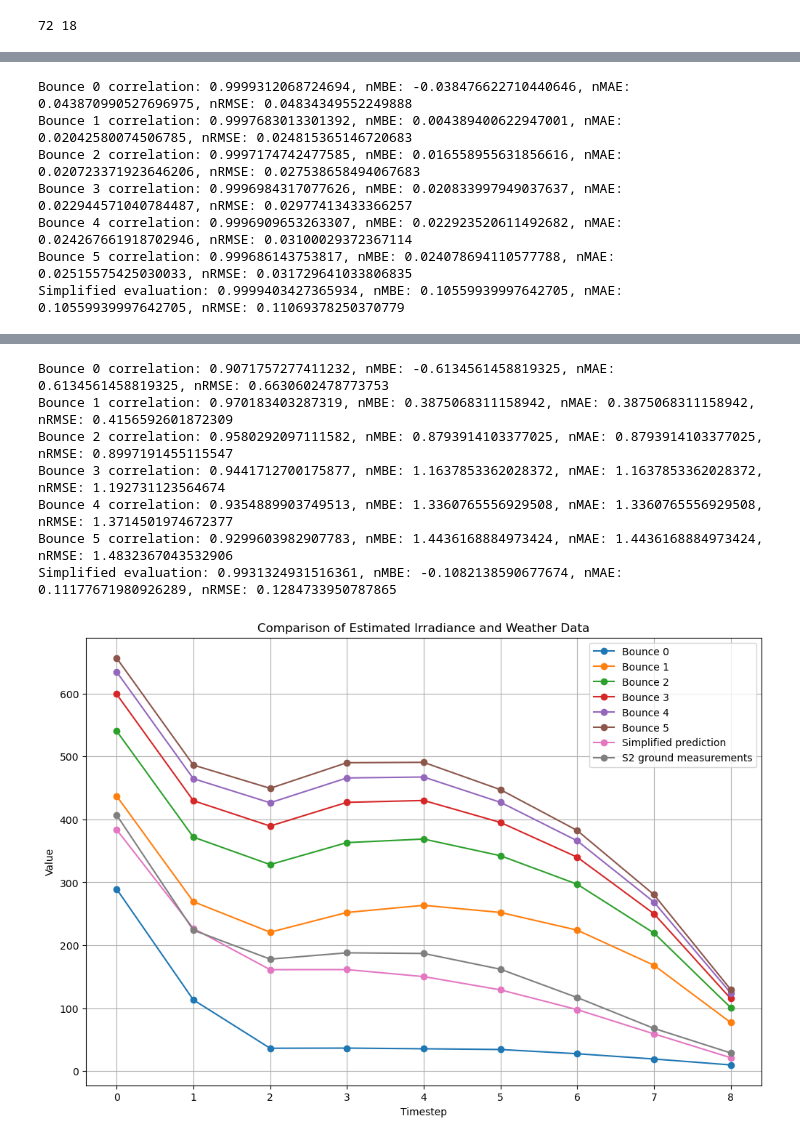
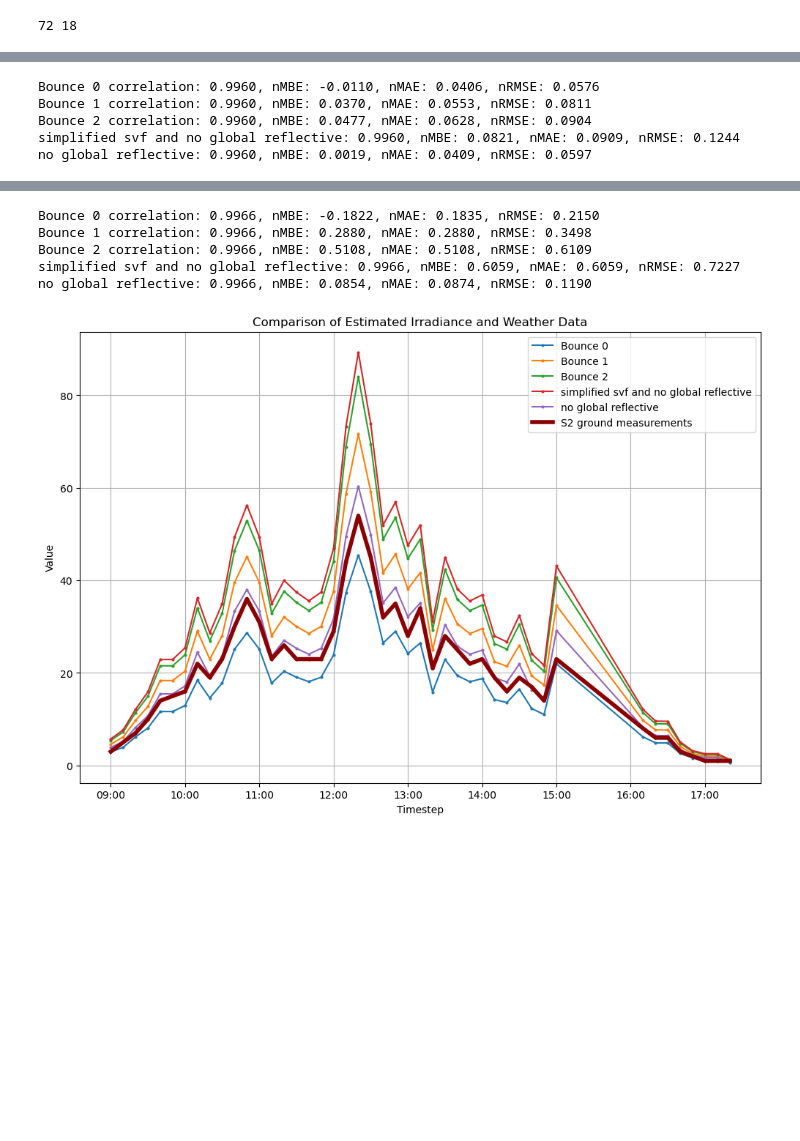
Before and after one commit to longxiangxu321/ProjectSolar, a Jupyter notebook: pythonscript/data_inspector_delft.ipynb, the cells around one changed output, grey strips where cells are left out. Saved outputs shown, nothing was run; the diff lists cells and outputs as text; code cells hidden in the pictures; blank space fills up the shorter version.

```diff
--- a/pythonscript/data_inspector_delft.ipynb
+++ b/pythonscript/data_inspector_delft.ipynb
@@ -13,5 +12,5 @@ f:\ProjectSolar\ProjectSolar-20240704_v0
 # %%
-config_path = 'data/TUDelft/output_20240905_010719/config.json'
+config_path = 'data/TUDelft/output_20240911_205946/config.json'
 ground_truth_path = 'data/TUDelft/measured_data.csv'
 # %%
 with open(config_path, 'r') as file:
@@ -40,10 +39,12 @@ num_samples = num_azimuth*num_elevation
 index_dim = (num_elevation,num_azimuth)
 
 estimated_irradiance_path = os.path.join(data_root, 'irradiance.npy')
+simplified_irradiance_path = os.path.join(data_root, 'simplified_irradiance.npy')
 weather_data_path = os.path.join(data_root, 'weather_data.npy')
 
 point_grid = np.loadtxt(point_grid_path)
 estimated_irradiance = np.load(estimated_irradiance_path)
+simplified_irradiance = np.load(simplified_irradiance_path)
 # weather_data = np.load(weather_data_path)
 # %% [output]
 72 18
@@ -110,6 +130,8 @@ def obtain_tud(ground_recording_filename, sunpos_filename):
     sunpos['timestamp'] = pd.to_datetime(sunpos['timestamp']).dt.tz_localize(None)
     ground_recording['local_time'] = pd.to_datetime(ground_recording['local_time'])
     filtered_ground_recording = ground_recording[ground_recording['local_time'].isin(sunpos['timestamp'])]
+    filtered_ground_recording = filtered_ground_recording.drop_duplicates(subset='local_time', keep='first').reset_index(drop=True)
+
 
     ground_measurement = filtered_ground_recording.copy()
     ground_measurement['zenith_angle'] = 90 - ground_measurement['sun_altitude']
@@ -225,11 +270,9 @@ def plot_irradiance(ground_measurement, estimated_irradiance, s1_idx, s2_idx):
     plt.show()
 # %%
-plot_irradiance(ground_measurement, estimated_irradiance, s1_idx, s2_idx)
+plot_irradiance(ground_measurement, estimated_irradiance, simplified_irradiance, s1_idx, s2_idx)
 # %% [output]
-Bounce 0 correlation: 0.9999312068724694, nMBE: -0.038476622710440646, nMAE: 0.043870990527696975, nRMSE: 0.04834349552249888
-Bounce 1 correlation: 0.9997683013301392, nMBE: 0.004389400622947001, nMAE: 0.02042580074506785, nRMSE: 0.024815365146720683
-Bounce 2 correlation: 0.9997174742477585, nMBE: 0.016558955631856616, nMAE: 0.020723371923646206, nRMSE: 0.027538658494067683
-Bounce 3 correlation: 0.9996984317077626, nMBE: 0.020833997949037637, nMAE: 0.022944571040784487, nRMSE: 0.02977413433366257
-Bounce 4 correlation: 0.9996909653263307, nMBE: 0.022923520611492682, nMAE: 0.024267661918702946, nRMSE: 0.03100029372367114
-Bounce 5 correlation: 0.999686143753817, nMBE: 0.024078694110577788, nMAE: 0.02515575425030033, nRMSE: 0.031729641033806835
-Simplified evaluation: 0.9999403427365934, nMBE: 0.10559939997642705, nMAE: 0.10559939997642705, nRMSE: 0.11069378250370779
+Bounce 0 correlation: 0.9960, nMBE: -0.0110, nMAE: 0.0406, nRMSE: 0.0576
+Bounce 1 correlation: 0.9960, nMBE: 0.0370, nMAE: 0.0553, nRMSE: 0.0811
+Bounce 2 correlation: 0.9960, nMBE: 0.0477, nMAE: 0.0628, nRMSE: 0.0904
+simplified svf and no global reflective: 0.9960, nMBE: 0.0821, nMAE: 0.0909, nRMSE: 0.1244
+no global reflective: 0.9960, nMBE: 0.0019, nMAE: 0.0409, nRMSE: 0.0597
@@ -237,10 +280,8 @@ Simplified evaluation: 0.9999403427365934, nMBE: 0.10559939997642705, nMAE: 0.10
-Bounce 0 correlation: 0.9071757277411232, nMBE: -0.6134561458819325, nMAE: 0.6134561458819325, nRMSE: 0.6630602478773753
-Bounce 1 correlation: 0.970183403287319, nMBE: 0.3875068311158942, nMAE: 0.3875068311158942, nRMSE: 0.4156592601872309
-Bounce 2 correlation: 0.9580292097111582, nMBE: 0.8793914103377025, nMAE: 0.8793914103377025, nRMSE: 0.8997191455115547
-Bounce 3 correlation: 0.9441712700175877, nMBE: 1.1637853362028372, nMAE: 1.1637853362028372, nRMSE: 1.192731123564674
-Bounce 4 correlation: 0.9354889903749513, nMBE: 1.3360765556929508, nMAE: 1.3360765556929508, nRMSE: 1.3714501974672377
-Bounce 5 correlation: 0.9299603982907783, nMBE: 1.4436168884973424, nMAE: 1.4436168884973424, nRMSE: 1.4832367043532906
-Simplified evaluation: 0.9931324931516361, nMBE: -0.1082138590677674, nMAE: 0.11177671980926289, nRMSE: 0.1284733950787865
+Bounce 0 correlation: 0.9966, nMBE: -0.1822, nMAE: 0.1835, nRMSE: 0.2150
+Bounce 1 correlation: 0.9966, nMBE: 0.2880, nMAE: 0.2880, nRMSE: 0.3498
+Bounce 2 correlation: 0.9966, nMBE: 0.5108, nMAE: 0.5108, nRMSE: 0.6109
+simplified svf and no global reflective: 0.9966, nMBE: 0.6059, nMAE: 0.6059, nRMSE: 0.7227
+no global reflective: 0.9966, nMBE: 0.0854, nMAE: 0.0874, nRMSE: 0.1190
-[figure, old version]
+[figure, new version]
 # %%
 # plot_irradiance(ground_measurement, estimated_irradiance, s1_idx, s2_idx)
```
Also changed, not shown: parts of 8 cells of this notebook, 14 other files.
